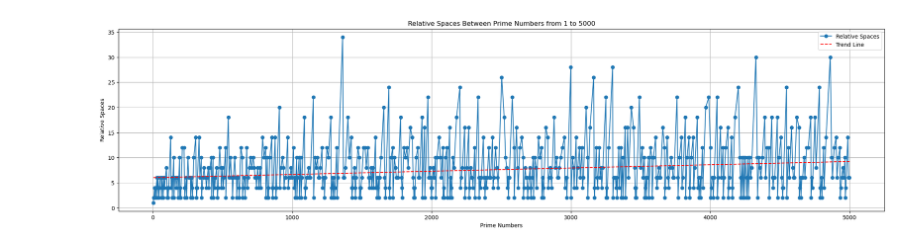
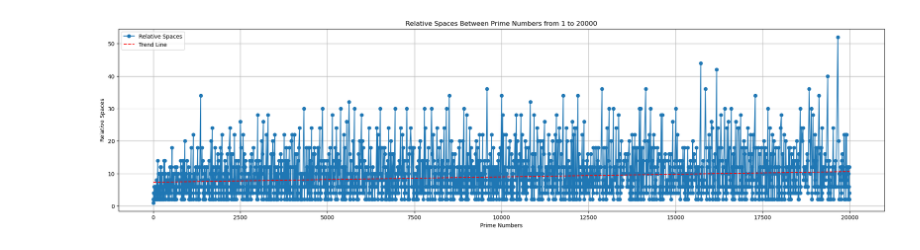
Before and after one commit to darylrsmith/darylrsmith, a Jupyter notebook: PythonPrimes.ipynb, the cells around one changed output. Saved outputs shown, nothing was run; the diff lists cells and outputs as text; code cells hidden in the pictures.

Commit message:
Updated range of graph X-axis data

```diff
--- a/PythonPrimes.ipynb
+++ b/PythonPrimes.ipynb
@@ -3,34 +3,34 @@ import numpy as np
 
 import matplotlib.pyplot as plt
 
 # Function to check if a number is prime
 def is_prime(num):
     if num < 2:
         return False
     for i in range(2, int(num**0.5) + 1):
         if num % i == 0:
             return False
     return True
 
-# Generate prime numbers from 1 to 5000
-primes = [num for num in range(1, 5001) if is_prime(num)]
+# Generate prime numbers from 1 to 20000
+primes = [num for num in range(1, 20001) if is_prime(num)]
 
 # Calculate the relative spaces between primes
 spaces = [primes[i] - primes[i-1] for i in range(1, len(primes))]
 
 # Calculate the trend line
 z = np.polyfit(primes[1:], spaces, 1)
 p = np.poly1d(z)
 
 # Plot the graph
 plt.figure(figsize=(25, 6))
 plt.plot(primes[1:], spaces, marker='o', label='Relative Spaces')
 plt.plot(primes[1:], p(primes[1:]), "r--", label='Trend Line')
-plt.title('Relative Spaces Between Prime Numbers from 1 to 5000')
+plt.title('Relative Spaces Between Prime Numbers from 1 to 20000')
 plt.xlabel('Prime Numbers')
 plt.ylabel('Relative Spaces')
 plt.grid(True)
 plt.legend()
 plt.show()
 # %% [output]
-[figure, old version]
+[figure, new version]
```
